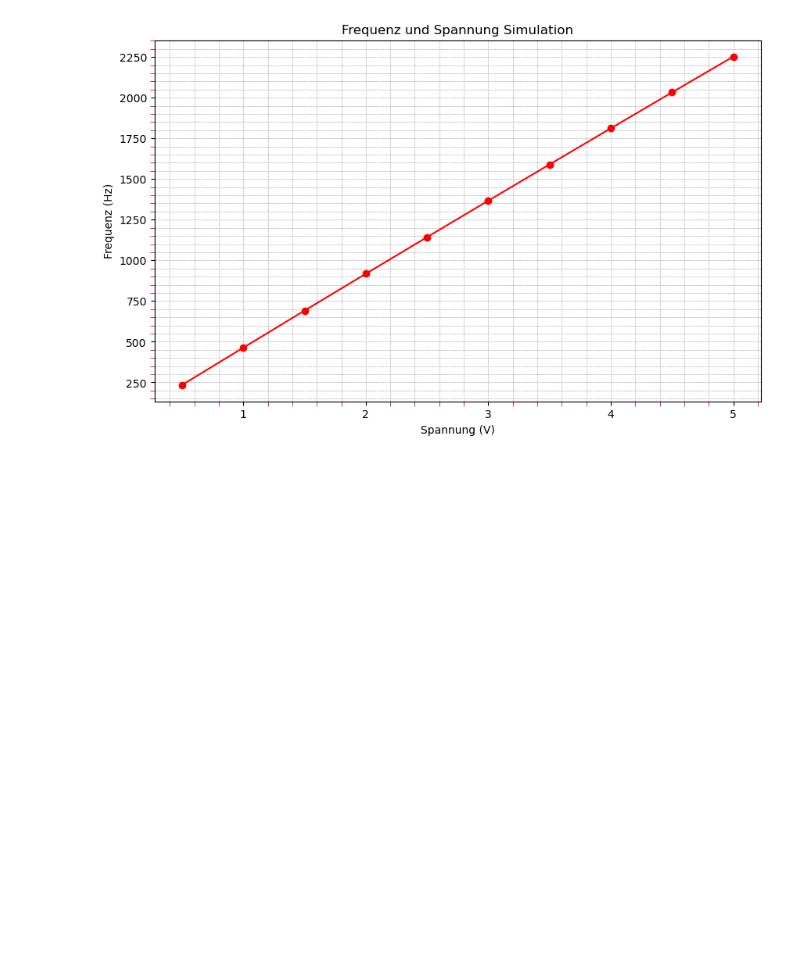
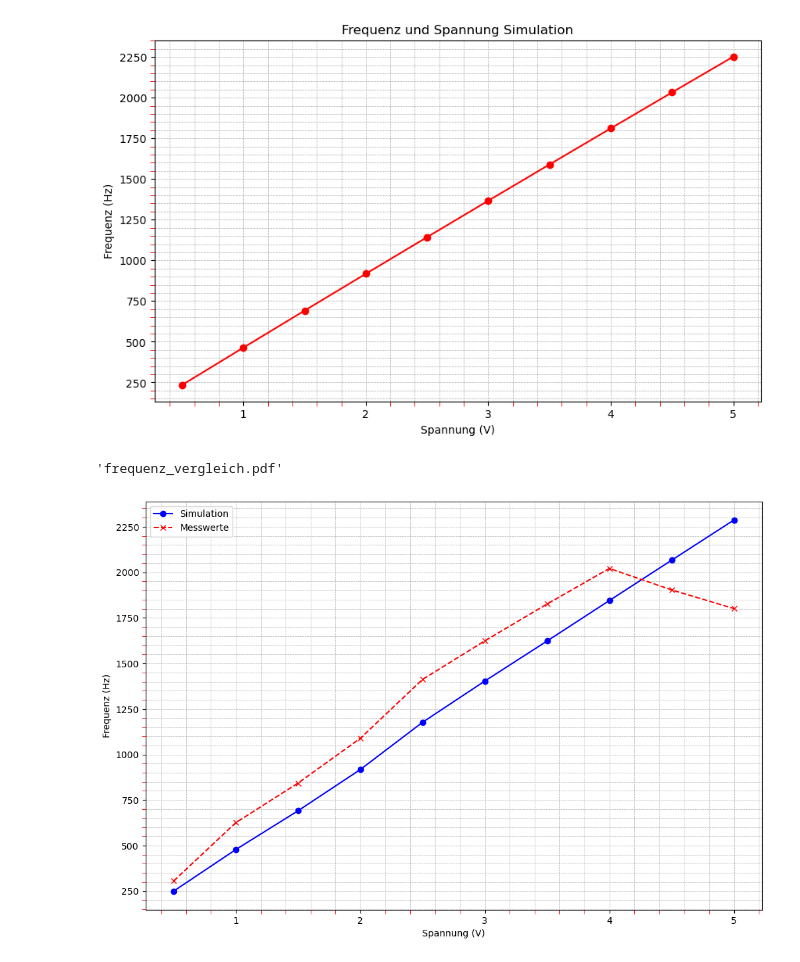
Before and after one commit to Kreijstal/elektronik-praktikum, a Jupyter notebook: 5Te-Labor/5.2/dreiecksrechteck-vco/plotsimulation.ipynb, the cells around one changed output. Cells and saved outputs as stored; diff of their text form; code cells hidden in the pictures; blank space fills up the shorter version.

Commit message:
Äfix plot

```diff
--- a/5Te-Labor/5.2/dreiecksrechteck-vco/plotsimulation.ipynb
+++ b/5Te-Labor/5.2/dreiecksrechteck-vco/plotsimulation.ipynb
@@ -103,3 +103,34 @@ plt.savefig("simulationübertragungsfunktion.pdf")
 plt.show()
 # %% [output]
 [figure]
+# %%
+# Re-importing necessary libraries after the reset
+import matplotlib.pyplot as plt
+
+# Recreate the plot for saving due to execution state reset
+voltages_original_float = [0.5, 1.0, 1.5, 2.0, 2.5, 3.0, 3.5, 4.0, 4.5, 5.0]
+frequencies_original = [249.93, 478.38, 691.29, 917.55, 1177.02, 1403.29, 1622.97, 1845.09, 2066.30, 2286.92]
+frequencies_ignore_5ms = [305.49, 626.04, 843.17, 1088.93, 1412.43, 1623.93, 1826.09, 2021.09, 1903.30, 1801.03]
+
+# Plotting both original and adjusted frequencies for comparison
+plt.figure(figsize=(12, 8))
+
+# Original frequencies
+plt.plot(voltages_original_float, frequencies_original, marker='o', linestyle='-', color='b', label='Simulation')
+
+# Frequencies ignoring first 5ms
+plt.plot(voltages_original_float, frequencies_ignore_5ms, marker='x', linestyle='--', color='r', label='Messwerte')
+plot.title("Vergleich der Übertragungsfunktionen")
+plt.xlabel('Spannung (V)')
+plt.ylabel('Frequenz (Hz)')
+plt.legend()
+plt.grid(True)
+
+# Save the figure
+plot_filename = 'frequenz_vergleich.pdf'
+plt.savefig(plot_filename)
+
+plot_filename
+# %% [output]
+'frequenz_vergleich.pdf'
+[figure, added]
```
Also changed, not shown: 2 other files.
